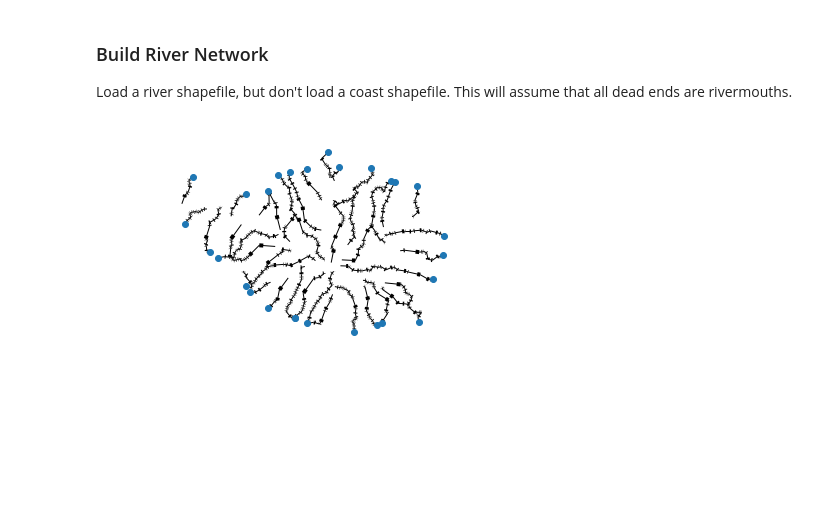
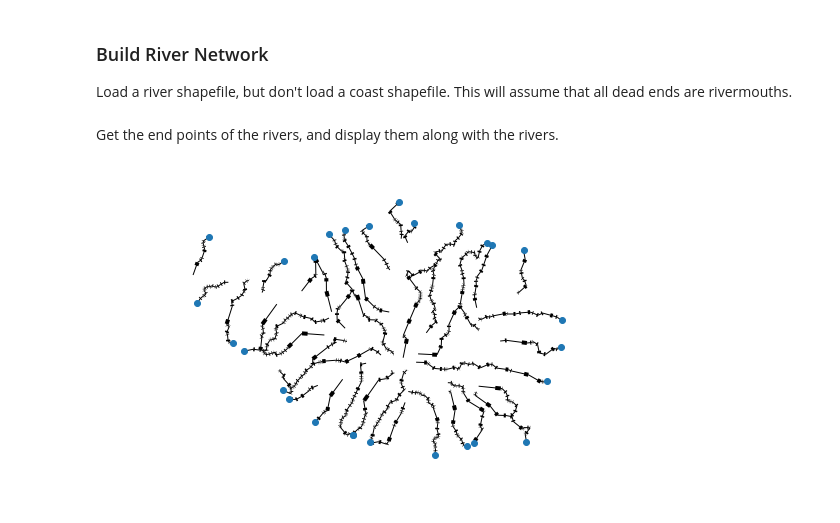
Before and after one commit to jkibele/pyriv, a Jupyter notebook: notebooks/MinimalDemo.ipynb, the cells around one changed output. Cells and saved outputs as stored; diff of their text form; code cells hidden in the pictures; blank space fills up the shorter version.

```diff
--- a/notebooks/MinimalDemo.ipynb
+++ b/notebooks/MinimalDemo.ipynb
@@ -27,9 +35,15 @@ Then, we'll generate a coastal network, join it to the river network, and calcul
 Load a river shapefile, but don't load a coast shapefile. This will assume that all dead ends are rivermouths.
 # %%
 rivnet = pyriv.RiverGraph(data=rivers_fn)
+# %% [markdown]
+Get the end points of the rivers, and display them along with the rivers.
 # %%
-ax = rivnet.deadend_gdf().plot(zorder=2)
+# get the river end points
+riv_end_pnts = rivnet.deadend_gdf()
+# plot the rivers and their end points
+figsize(8,8)
+ax = riv_end_pnts.plot(zorder=2)
 rivnet.plot(ax=ax, zorder=1)
 ax.set_axis_off()
 # %% [output]
-[figure, old version]
+[figure, new version]
```
Also changed, not shown: parts of 9 cells of this notebook, 2 other files.
